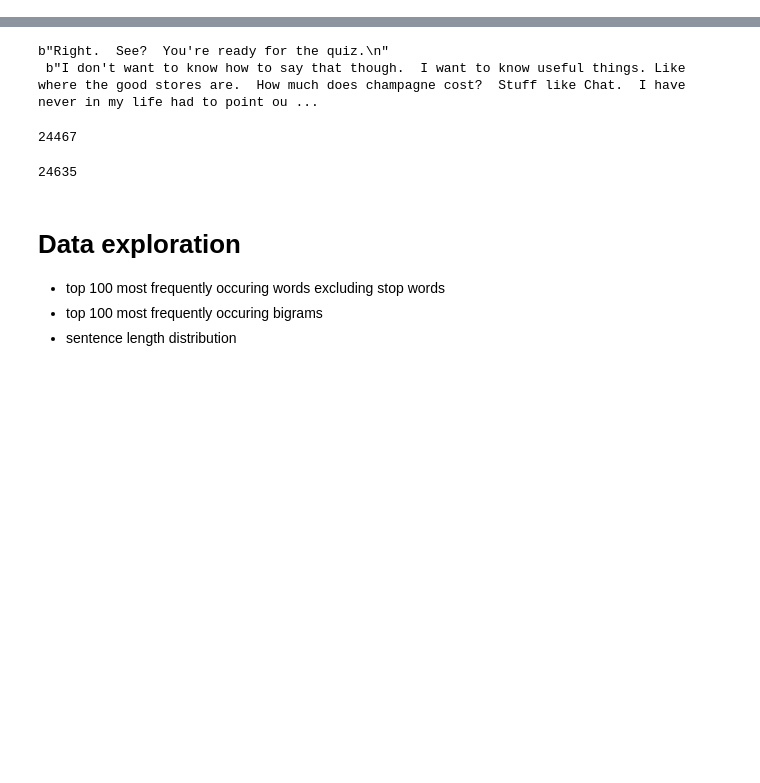
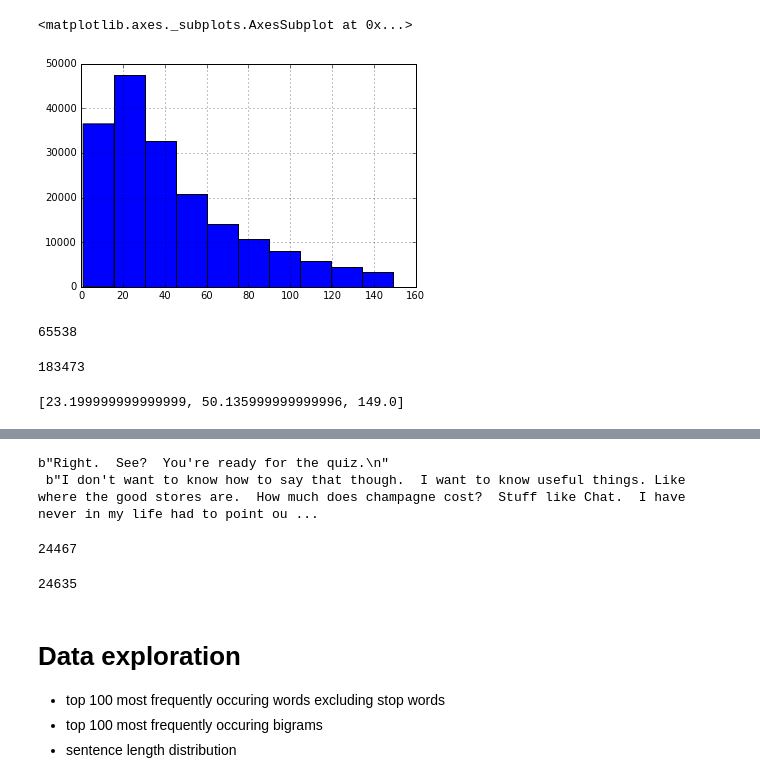
Before and after one commit to nikhilaravi/Flo, a Jupyter notebook: Data_Exploration.ipynb, the cells around one changed output, grey strips where cells are left out. Cells and saved outputs as stored; diff of their text form; code cells hidden in the pictures; blank space fills up the shorter version.

```diff
--- a/Data_Exploration.ipynb
+++ b/Data_Exploration.ipynb
@@ -18,0 +45,10 @@ encode_decode = pd.DataFrame({"encode": encode_lines, "decode": decode_lines})
+# %%
+encode_decode['dec_length'][encode_decode['dec_length'] <150].hist()
+# %% [output]
+<matplotlib.axes._subplots.AxesSubplot at 0x...>
+[figure, added]
+# %%
+bucket_size = len(encode_decode['dec_length'])/3
+bucket_size
+# %% [output]
+65538
@@ -18,0 +57,4 @@ encode_decode = pd.DataFrame({"encode": encode_lines, "decode": decode_lines})
+# %%
+len(limited)
+# %% [output]
+183473
@@ -18,0 +72,4 @@ encode_decode = pd.DataFrame({"encode": encode_lines, "decode": decode_lines})
+# %%
+dec_lengths
+# %% [output]
+[23.199999999999999, 50.135999999999996, 149.0]
```
Also changed, not shown: parts of 18 cells of this notebook, 6 other files.
